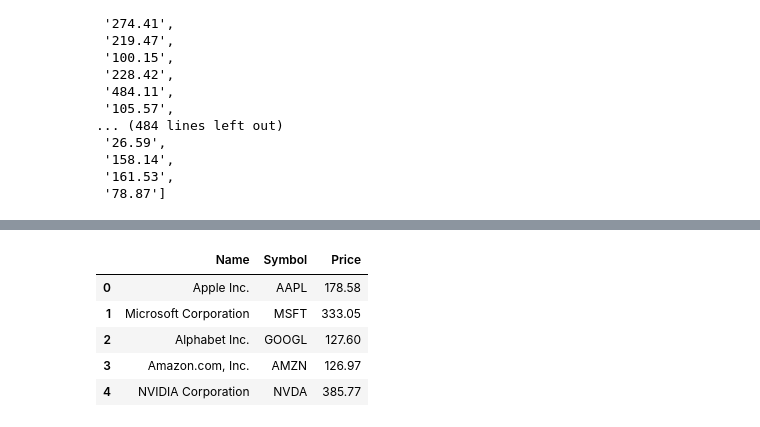
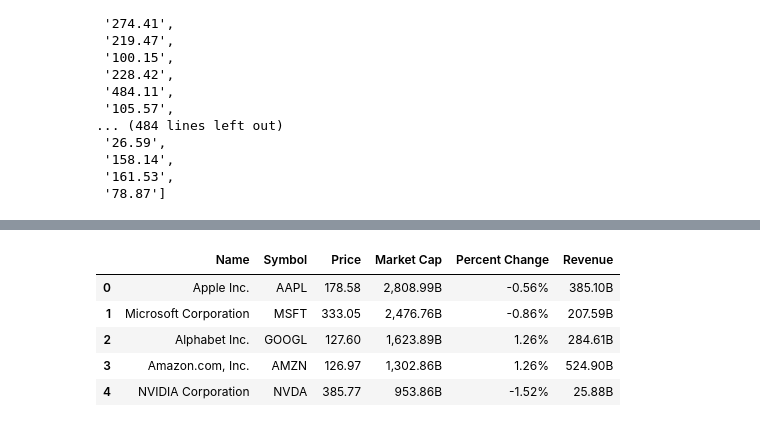
Before and after one commit to Jessie-Baron/Stocks-API, a Jupyter notebook: app/stockData-scraper.ipynb, the cells around one changed output, grey strips where cells are left out. Drawn from its saved outputs; the diff is of its cells as text; code cells hidden in the pictures.

```diff
--- a/app/stockData-scraper.ipynb
+++ b/app/stockData-scraper.ipynb
@@ -199,3 +199,14 @@ stock_prices2
  '158.14',
  '161.53',
  '78.87']
+# %%
+count3 = 0
+market_cap = []
+for stock in stock_prices:
+    if count3 == 3:
+        market_cap.append(stock)
+    count3 += 1
+    if count3 > 7:
+        count3 = 0
+
+market_cap
@@ -201,0 +231,11 @@ stock_prices2
+# %%
+count4 = 0
+percent_change = []
+for stock in stock_prices:
+    if count4 == 5:
+        percent_change.append(stock)
+    count4 += 1
+    if count4 > 7:
+        count4 = 0
+
+percent_change
@@ -201,0 +260,11 @@ stock_prices2
+# %%
+count5 = 0
+revenue = []
+for stock in stock_prices:
+    if count5 == 6:
+        revenue.append(stock)
+    count5 += 1
+    if count5 > 7:
+        count5 = 0
+
+revenue
@@ -202,19 +289,22 @@ stock_prices2
 # %%
 data = {
     'Name': stock_names[1 : 301],
     'Symbol': stock_symbols[1 : 301],
-    'Price': stock_prices2[0 : 300]
+    'Price': stock_prices2[0 : 300],
+    'Market Cap': market_cap[0 : 300],
+    'Percent Change': percent_change[0 : 300],
+    'Revenue': revenue[0 : 300],
 }
 
 df = pd.DataFrame(data)
 df.head()
 # %% [output]
-|  | Name | Symbol | Price |
-| 0 | Apple Inc. | AAPL | 178.58 |
-| 1 | Microsoft Corporation | MSFT | 333.05 |
-| 2 | Alphabet Inc. | GOOGL | 127.60 |
-| 3 | Amazon.com, Inc. | AMZN | 126.97 |
-| 4 | NVIDIA Corporation | NVDA | 385.77 |
+|  | Name | Symbol | Price | Market Cap | Percent Change | Revenue |
+| 0 | Apple Inc. | AAPL | 178.58 | 2,808.99B | -0.56% | 385.10B |
+| 1 | Microsoft Corporation | MSFT | 333.05 | 2,476.76B | -0.86% | 207.59B |
+| 2 | Alphabet Inc. | GOOGL | 127.60 | 1,623.89B | 1.26% | 284.61B |
+| 3 | Amazon.com, Inc. | AMZN | 126.97 | 1,302.86B | 1.26% | 524.90B |
+| 4 | NVIDIA Corporation | NVDA | 385.77 | 953.86B | -1.52% | 25.88B |
 # %%
 db = sqlite3.connect('../instance/dev.db')
 
```
Also changed, not shown: parts of 3 cells of this notebook.
